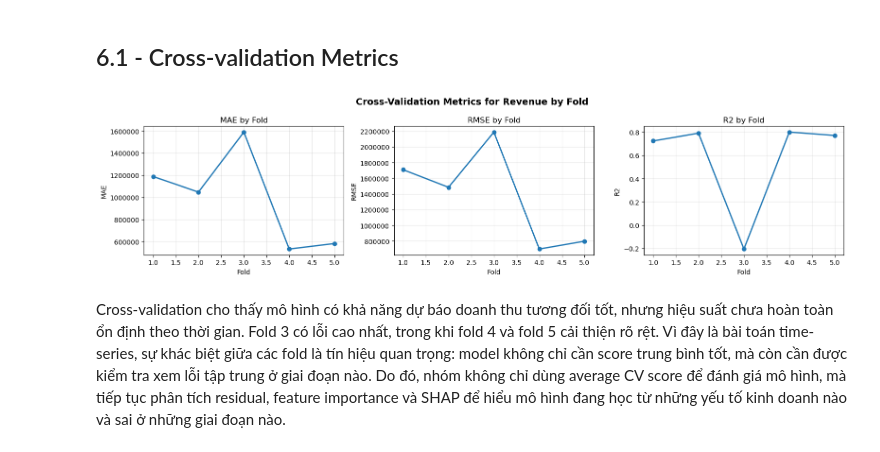
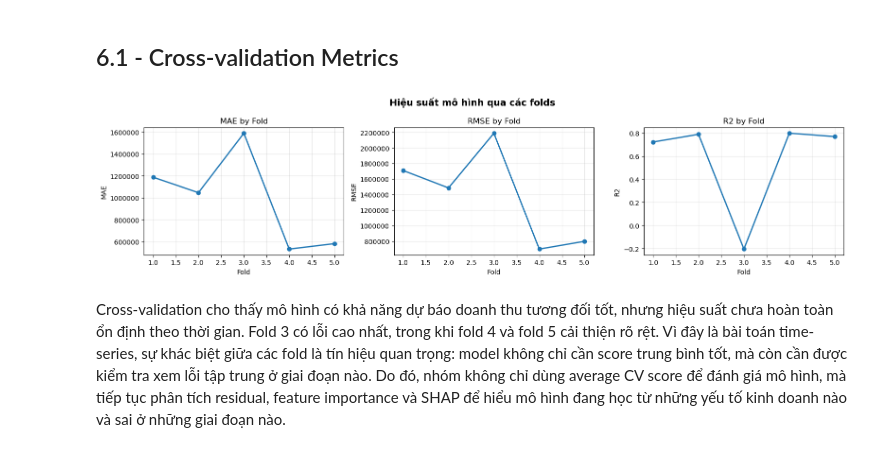
Before and after one commit to olweny06/Datathon-BIUS, a Jupyter notebook: notebooks/forecast.ipynb, the cells around one changed output. Saved outputs shown, nothing was run; the diff lists cells and outputs as text; code cells hidden in the pictures.

```diff
--- a/notebooks/forecast.ipynb
+++ b/notebooks/forecast.ipynb
@@ -1200,29 +1200,29 @@ submission.to_csv(r"dataset/submission.csv", index = False)
 # %%
 fig, axes = plt.subplots(1, 3, figsize=(16, 4))
 metrics = revenue_result["metrics"]
 metric = ["MAE", "RMSE", "R2"]
 
 for ax, metric in zip(axes, metric):
     ax.plot(
         metrics["fold"],
         metrics[metric],
         marker="o",
         linewidth=2
     )
 
     ax.set_title(f"{metric} by Fold")
     ax.set_xlabel("Fold")
     ax.set_ylabel(metric)
     ax.grid(alpha=0.3)
 
     if metric in ["MAE", "RMSE"]:
         ax.ticklabel_format(style="plain", axis="y")
 
-fig.suptitle("Cross-Validation Metrics for Revenue by Fold", fontsize=14, fontweight="bold")
+fig.suptitle("Hiệu suất mô hình qua các folds", fontsize=14, fontweight="bold")
 plt.tight_layout()
 plt.show()
 # %% [output]
-[figure, old version]
+[figure, new version]
 # %% [markdown]
 Cross-validation cho thấy mô hình có khả năng dự báo doanh thu tương đối tốt, nhưng hiệu suất chưa hoàn toàn ổn định theo thời gian. Fold 3 có lỗi cao nhất, trong khi fold 4 và fold 5 cải thiện rõ rệt. Vì đây là bài toán time-series, sự khác biệt giữa các fold là tín hiệu quan trọng: model không chỉ cần score trung bình tốt, mà còn cần được kiểm tra xem lỗi tập trung ở giai đoạn nào. Do đó, nhóm không chỉ dùng average CV score để đánh giá mô hình, mà tiếp tục phân tích residual, feature importance và SHAP để hiểu mô hình đang học từ những yếu tố kinh doanh nào và sai ở những giai đoạn nào.
 # %% [markdown]
```
Also changed, not shown: parts of 6 cells of this notebook, 2 other files.
